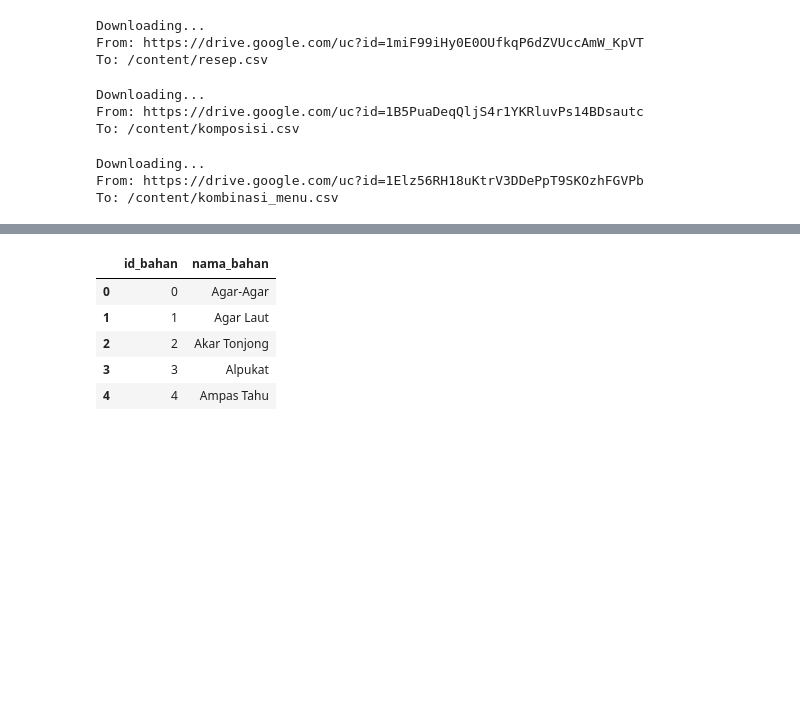
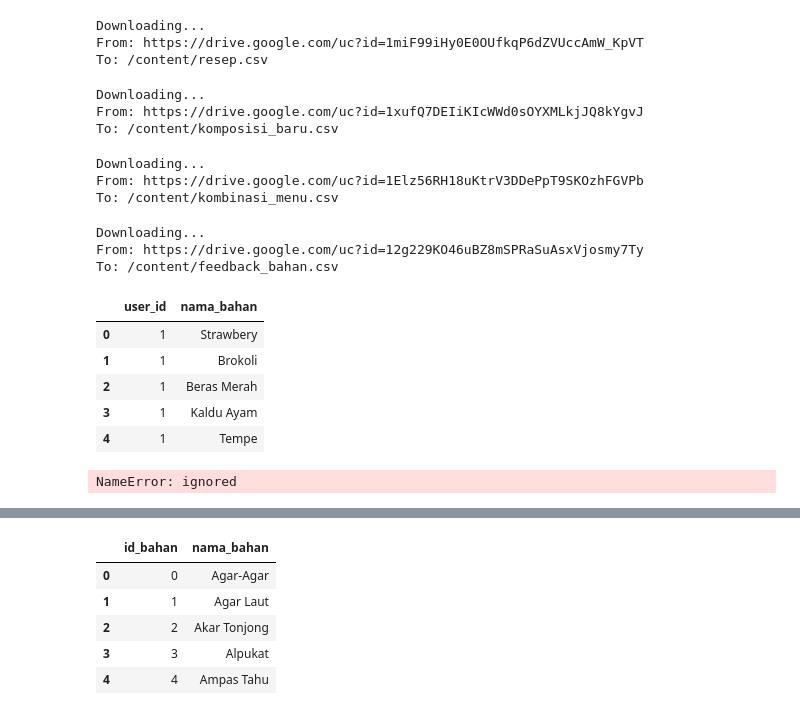
Before and after one commit to fathur666/SIMPASI, a Jupyter notebook: SIMPASI_MODEL.ipynb, the cells around one changed output, grey strips where cells are left out. Saved outputs shown, nothing was run; the diff lists cells and outputs as text; code cells hidden in the pictures; blank space fills up the shorter version.

```diff
--- a/SIMPASI_MODEL.ipynb
+++ b/SIMPASI_MODEL.ipynb
@@ -49,12 +51,13 @@ Downloading...
 From: https://drive.google.com/uc?id=1miF99iHy0E0OUfkqP6dZVUccAmW_KpVT
 To: /content/resep.csv
 # %%
-!gdown --id 1B5PuaDeqQljS4r1YKRluvPs14BDsautc\
+#Komposisi
+!gdown --id 1xufQ7DEIiKIcWWd0sOYXMLkjJQ8kYgvJ\
 
-!mv "/content/komposisi.csv" "/tmp"
-komposisi_dir = "/tmp/komposisi.csv"
+!mv "/content/komposisi_baru.csv" "/tmp"
+komposisi_dir = "/tmp/komposisi_baru.csv"
 # %% [output]
 Downloading...
-From: https://drive.google.com/uc?id=1B5PuaDeqQljS4r1YKRluvPs14BDsautc
-To: /content/komposisi.csv
+From: https://drive.google.com/uc?id=1xufQ7DEIiKIcWWd0sOYXMLkjJQ8kYgvJ
+To: /content/komposisi_baru.csv
 # %%
@@ -66,3 +70,29 @@ kombinasi_menu_dir = "/tmp/kombinasi_menu.csv"
 Downloading...
 From: https://drive.google.com/uc?id=1Elz56RH18uKtrV3DDePpT9SKOzhFGVPb
 To: /content/kombinasi_menu.csv
+# %%
+#Feedback_bahan
+!gdown --id 12g229KO46uBZ8mSPRaSuAsxVjosmy7Ty\
+
+!mv "/content/feedback_bahan.csv" "/tmp"
+feedback_bahan_dir = "/tmp/feedback_bahan.csv"
+# %% [output]
+Downloading...
+From: https://drive.google.com/uc?id=12g229KO46uBZ8mSPRaSuAsxVjosmy7Ty
+To: /content/feedback_bahan.csv
+# %%
+feedback_bahan = pd.read_csv(feedback_bahan_dir)
+feedback_bahan = feedback_bahan.iloc[:,[2,5]]
+feedback_bahan.head()
+# %% [output]
+|  | user_id | nama_bahan |
+| 0 | 1 | Strawbery |
+| 1 | 1 | Brokoli |
+| 2 | 1 | Beras Merah |
+| 3 | 1 | Kaldu Ayam |
+| 4 | 1 | Tempe |
+# %%
+nama_bahan = bahan_makanan.pop("nama_bahan")
+nama_bahan.head()
+# %% [output]
+NameError: ignored
```
Also changed, not shown: parts of 11 cells of this notebook.
